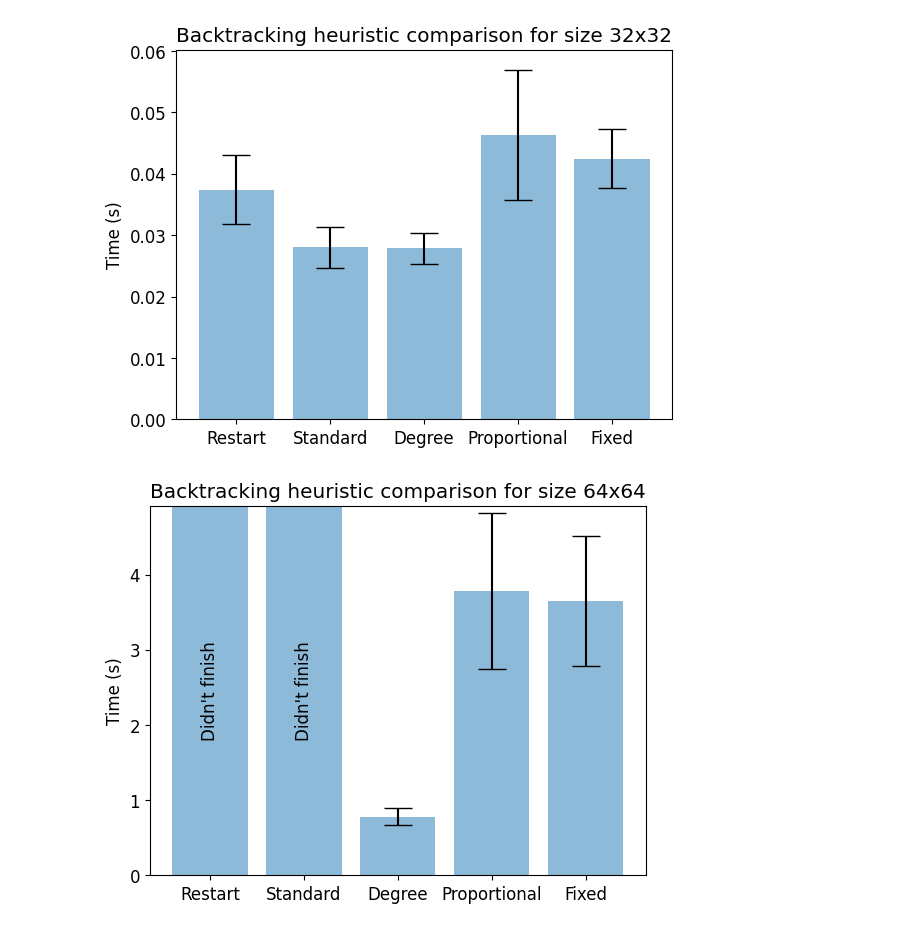
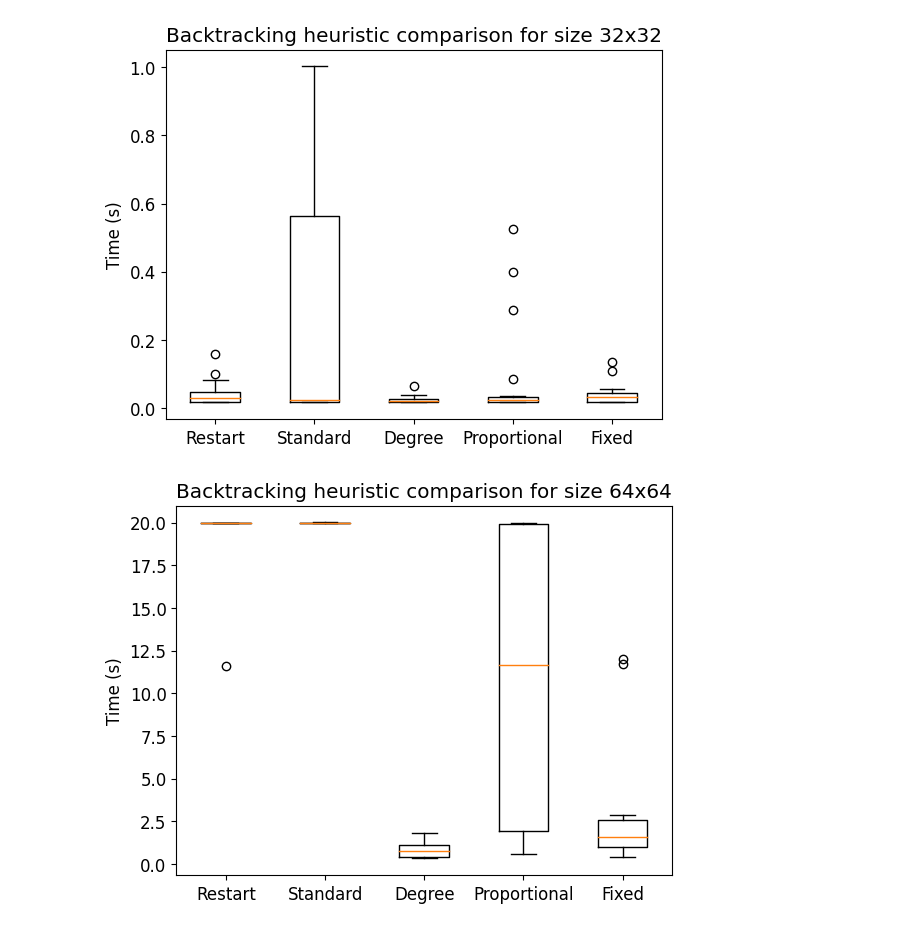
Before and after one commit to ria8651/hierarchical-wfc, a Jupyter notebook: benches/backtracking_process.ipynb, the cells around one changed output. Saved outputs shown, nothing was run; the diff lists cells and outputs as text; code cells hidden in the pictures.

Commit message:
box and wisker plots for backtracking

```diff
--- a/benches/backtracking_process.ipynb
+++ b/benches/backtracking_process.ipynb
@@ -10,47 +10,49 @@ for i in range(1, len(data)):
     size = data[i][1]
     heuristic = data[i][2]
     time = float(data[i][3])
-    error = float(data[i][4])
     label = ""
 
     if size not in times:
         times[size] = {}
         max_time[size] = 0
 
     if np.isnan(time):
         label = "Didn't finish"
     else:
         max_time[size] = np.maximum(max_time[size], time)
 
-    times[size][heuristic] = [time, error, label]
+    if heuristic not in times[size]:
+        times[size][heuristic] = [[], label]
 
-for size in times.keys():
-    for heuristic in times[size].keys():
-        if np.isnan(times[size][heuristic][0]):
-            times[size][heuristic][0] = max_time[size] * 1.3
+    times[size][heuristic][0].append(time)
+
+# for size in times.keys():
+#     for heuristic in times[size].keys():
+#         if np.isnan(times[size][heuristic][0]):
+#             times[size][heuristic][0] = max_time[size] * 1.3
 
 sizes = times.keys()
 for size in sizes:
-    x = np.arange(len(bar[size].keys()))
+    # x = np.arange(len(bar[size].keys()))
     # y = [bar[key][0] for key in bar.keys()]
-    # err = [bar[key][1] for key in bar.keys()]
     # labels = [bar[key][2] for key in bar.keys()]
     y = [times[size][heuristic][0] for heuristic in times[size].keys()]
-    err = [times[size][heuristic][1] for heuristic in times[size].keys()]
-    labels = [times[size][heuristic][2] for heuristic in times[size].keys()]
+    labels = [times[size][heuristic][1] for heuristic in times[size].keys()]
 
     plt.rc('font', size=12)
 
     fig, ax = plt.subplots()
-    ax.set_ylim(0, max_time[size] * 1.3)
-    b = ax.bar(x, y, yerr=err, capsize=10, align='center', alpha=0.5)
-    ax.bar_label(b, labels=labels, label_type='center', rotation='vertical')
-    ax.set_xticks(x, bar[size].keys())
+    # ax.set_ylim(0, max_time[size] * 1.3)
+    ax.boxplot(y)
+    ax.set_xticklabels(times[size].keys())
+    # b = ax.bar(x, y, capsize=10, align='center', alpha=0.5)
+    # ax.bar_label(b, labels=labels, label_type='center', rotation='vertical')
+    # ax.set_xticks(x, bar[size].keys())
     ax.set_ylabel("Time (s)")
 
     plt.title("Backtracking heuristic comparison for size {}x{}".format(size, size))
-    plt.savefig("output/backtracking-{}.pdf".format(size))
+    # plt.savefig("output/backtracking-{}.pdf".format(size))
     plt.show()
 # %% [output]
-[figure, old version]
+[figure, new version]
-[figure, old version]
+[figure, new version]
```
Also changed, not shown: parts of 1 cell of this notebook, 2 other files.
